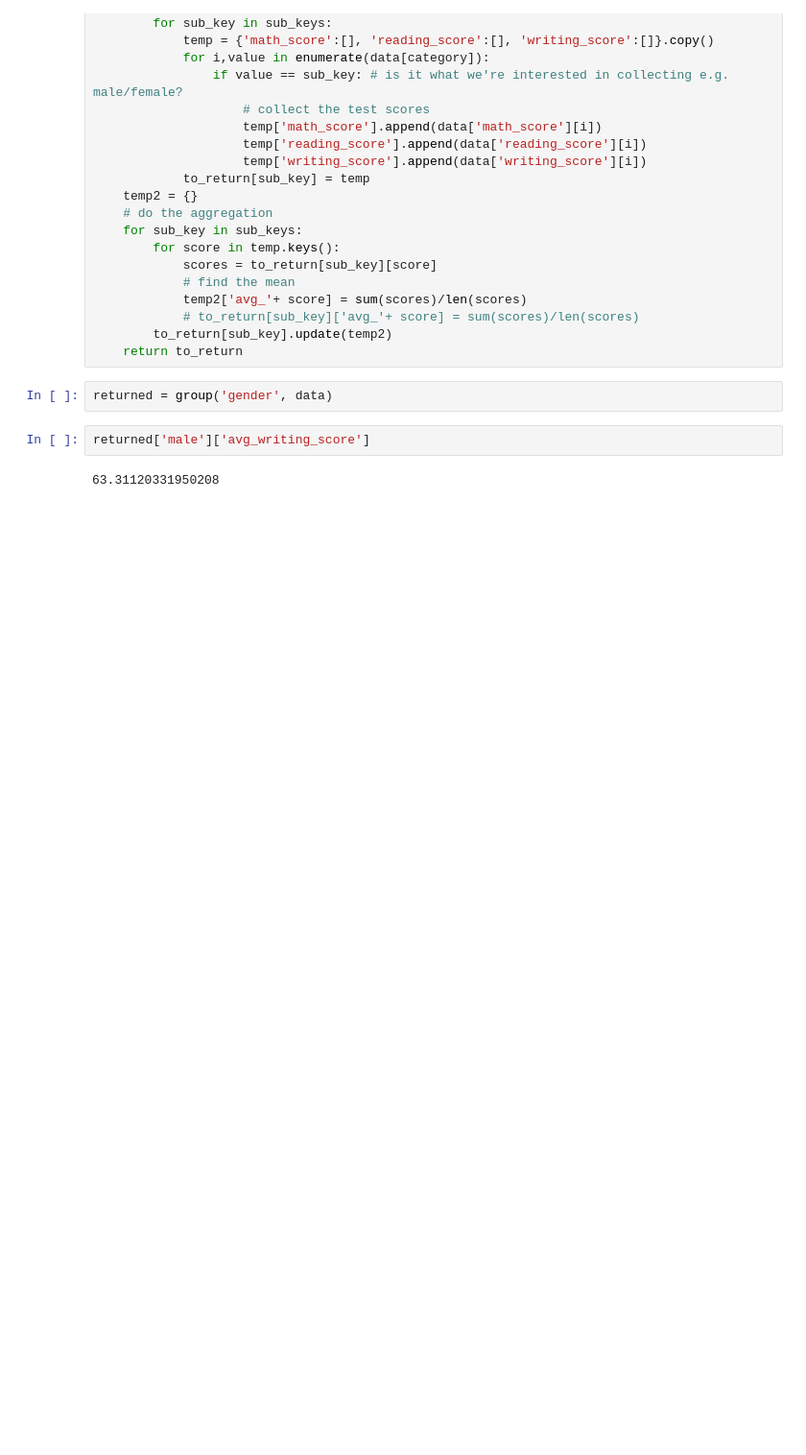
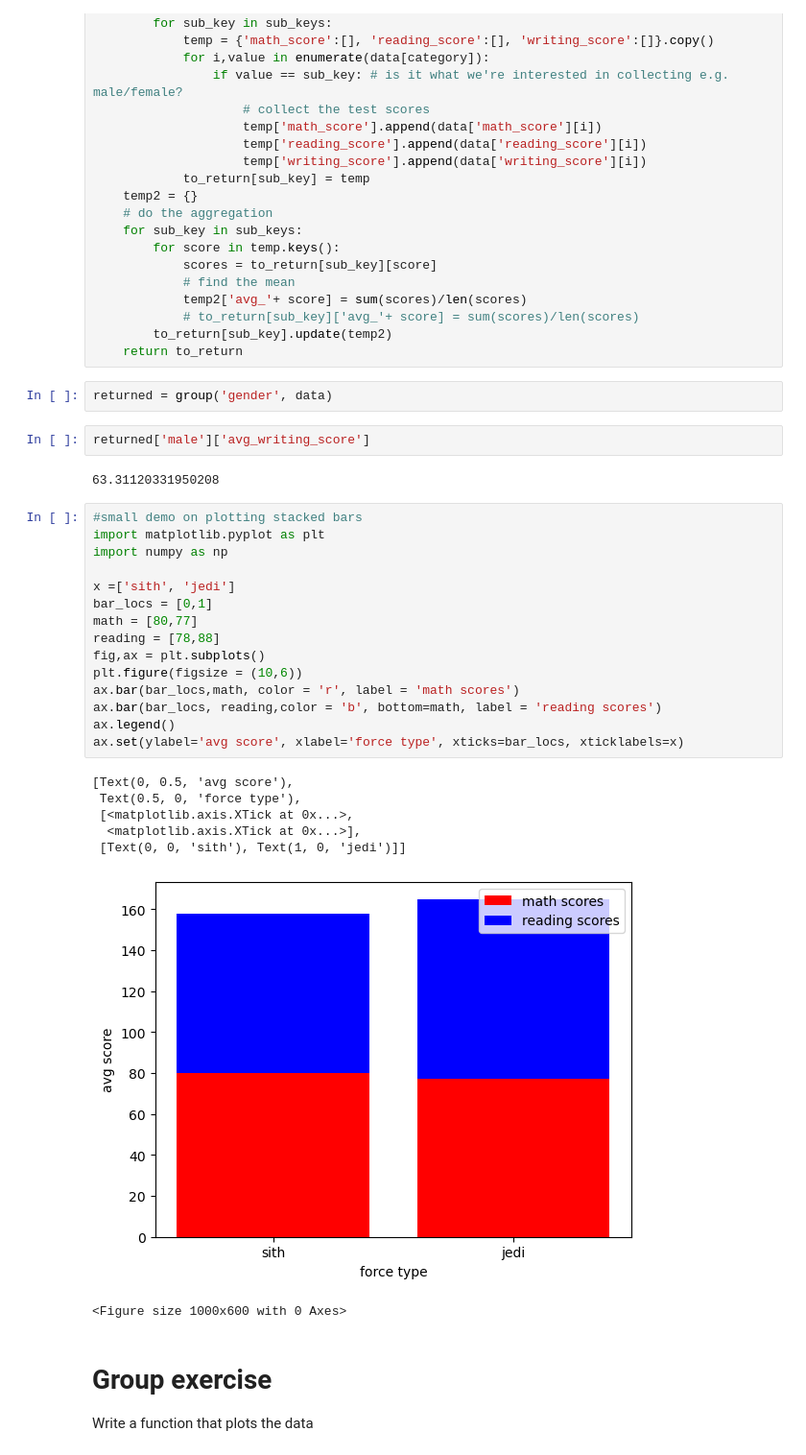
Before and after one commit to rukangu/info2000fa24Classwork, a Jupyter notebook: matplotlib/student_plot.ipynb, the cells around one changed output. Shown: that part at 96% size. Saved outputs shown, nothing was run; the diff lists cells and outputs as text; blank space fills up the shorter version.

Commit message:
python notebook for group exercise 7

```diff
--- a/matplotlib/student_plot.ipynb
+++ b/matplotlib/student_plot.ipynb
@@ -118,3 +118,29 @@ returned = group('gender', data)
 returned['male']['avg_writing_score']
 # %% [output]
 63.31120331950208
+# %%
+#small demo on plotting stacked bars
+import matplotlib.pyplot as plt
+import numpy as np
+
+x =['sith', 'jedi']
+bar_locs = [0,1]
+math = [80,77]
+reading = [78,88]
+fig,ax = plt.subplots()
+plt.figure(figsize = (10,6))
+ax.bar(bar_locs,math, color = 'r', label = 'math scores')
+ax.bar(bar_locs, reading,color = 'b', bottom=math, label = 'reading scores')
+ax.legend()
+ax.set(ylabel='avg score', xlabel='force type', xticks=bar_locs, xticklabels=x)
+# %% [output]
+[Text(0, 0.5, 'avg score'),
+ Text(0.5, 0, 'force type'),
+ [<matplotlib.axis.XTick at 0x...>,
+  <matplotlib.axis.XTick at 0x...>],
+ [Text(0, 0, 'sith'), Text(1, 0, 'jedi')]]
+[figure, added]
+<Figure size 1000x600 with 0 Axes>
+# %% [markdown]
+# Group exercise
+Write a function that plots  the data
```
Also changed, not shown: parts of 5 cells of this notebook, 1 other file.
